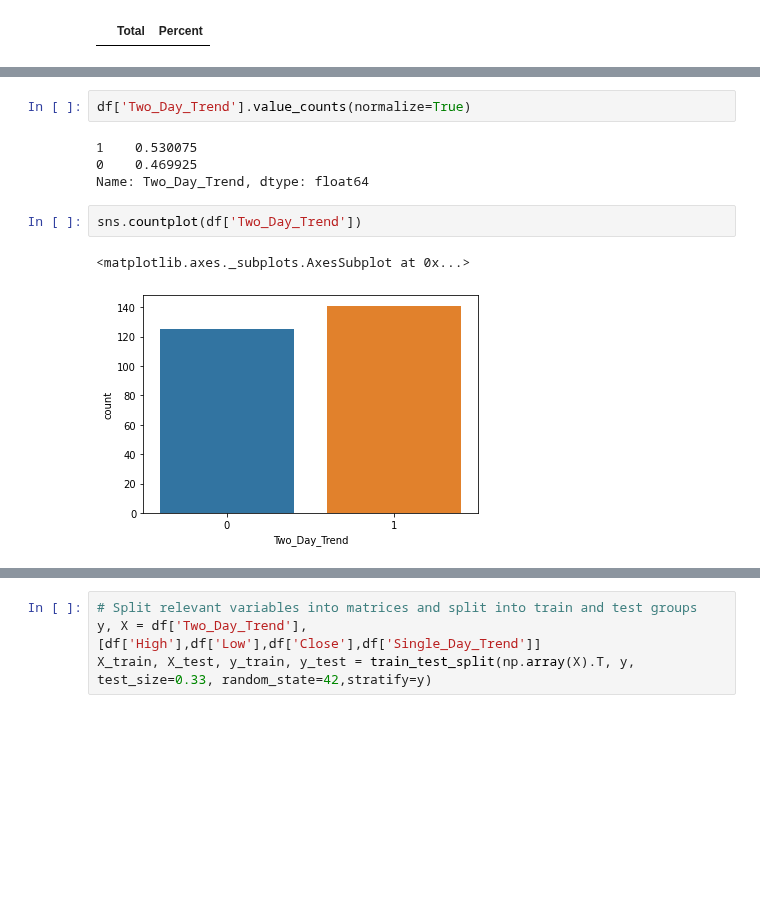
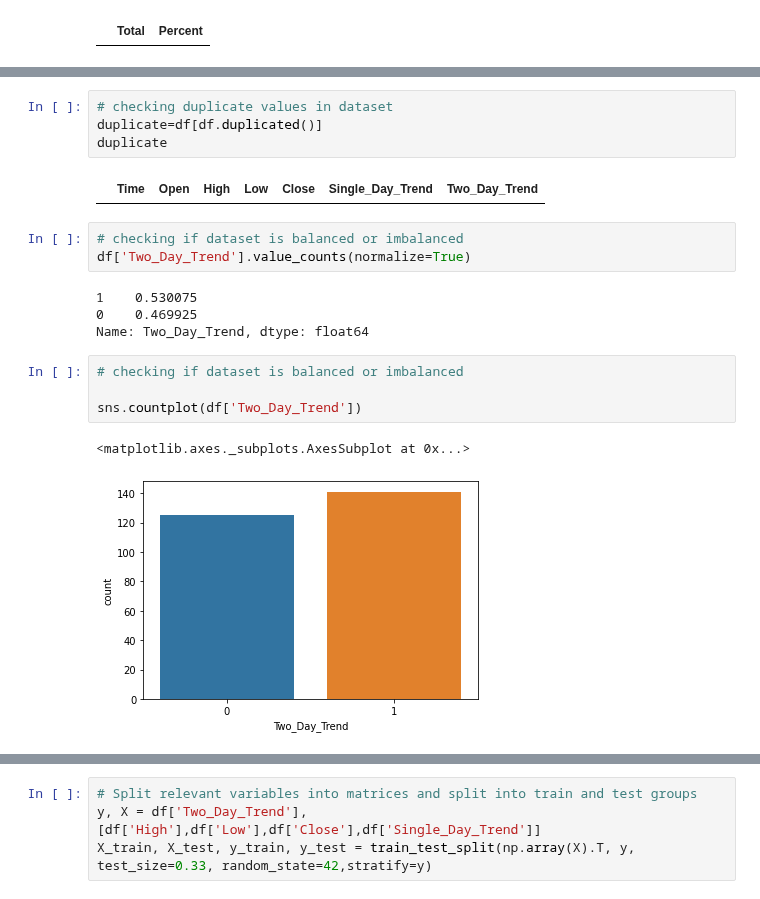
Before and after one commit to Mayank-004/Trend-prediction-using-Binance-API, a Jupyter notebook: EAI_6010_Final_Project_Binance_(ADA).ipynb, the cells around one changed output, grey strips where cells are left out. Drawn from its saved outputs; the diff is of its cells as text; blank space fills up the shorter version.

```diff
--- a/EAI_6010_Final_Project_Binance_(ADA).ipynb
+++ b/EAI_6010_Final_Project_Binance_(ADA).ipynb
@@ -165,14 +150,23 @@ Length: 266, dtype: bool
-# %%
-df['Two_Day_Trend'].value_counts(normalize=True)
-# %% [output]
-1    0.530075
-0    0.469925
-Name: Two_Day_Trend, dtype: float64
-# %%
-sns.countplot(df['Two_Day_Trend'])
-# %% [output]
-<matplotlib.axes._subplots.AxesSubplot at 0x...>
-[figure, removed]
+# %%
+# checking duplicate values in dataset
+duplicate=df[df.duplicated()]
+duplicate
+# %% [output]
+|  | Time | Open | High | Low | Close | Single_Day_Trend | Two_Day_Trend |
+# %%
+# checking if dataset is balanced or imbalanced
+df['Two_Day_Trend'].value_counts(normalize=True)
+# %% [output]
+1    0.530075
+0    0.469925
+Name: Two_Day_Trend, dtype: float64
+# %%
+# checking if dataset is balanced or imbalanced
+
+sns.countplot(df['Two_Day_Trend'])
+# %% [output]
+<matplotlib.axes._subplots.AxesSubplot at 0x...>
+[figure, added]
 # %%
 df1=df.copy(deep=True)
 
```
Also changed, not shown: parts of 4 cells of this notebook.
